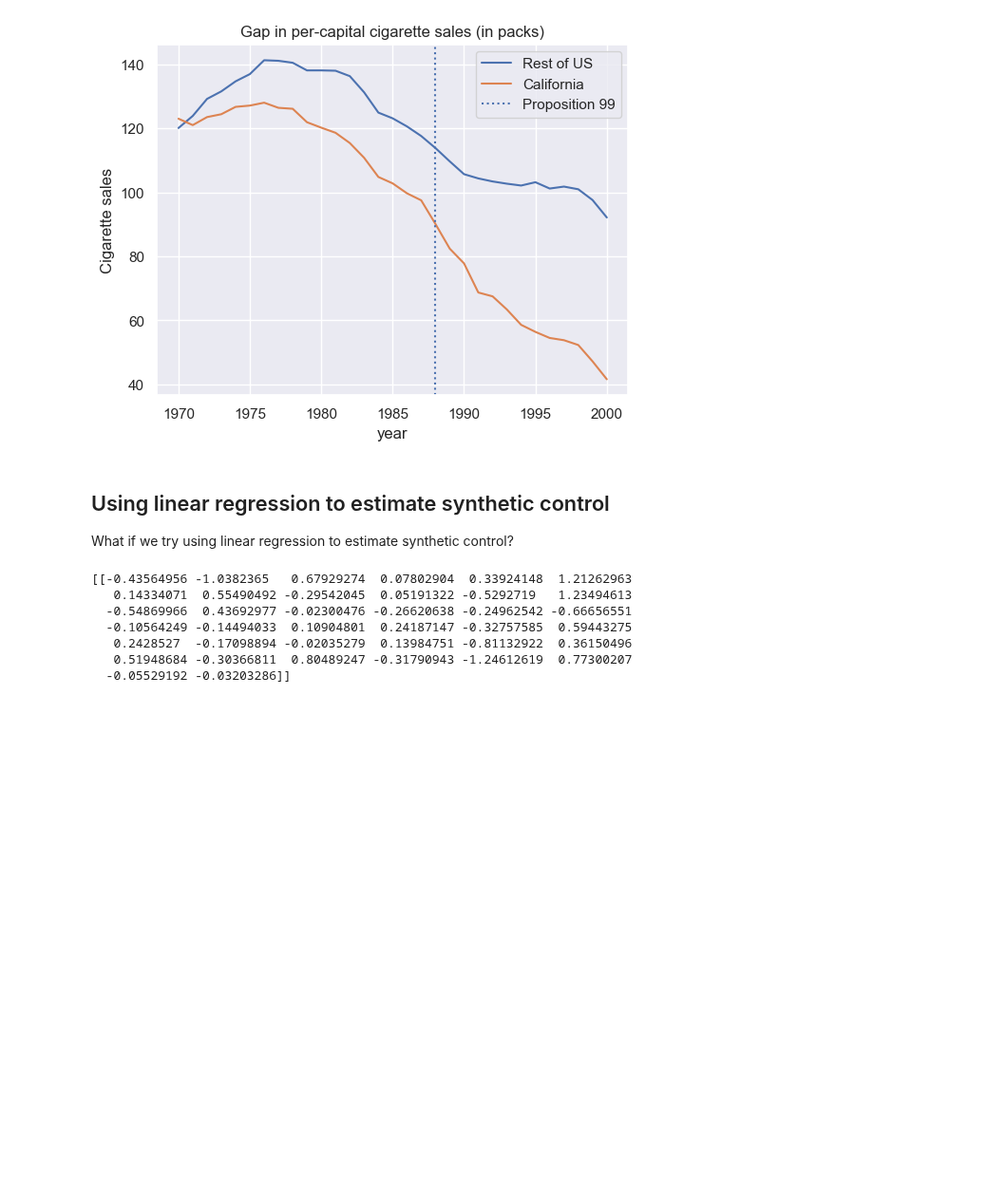
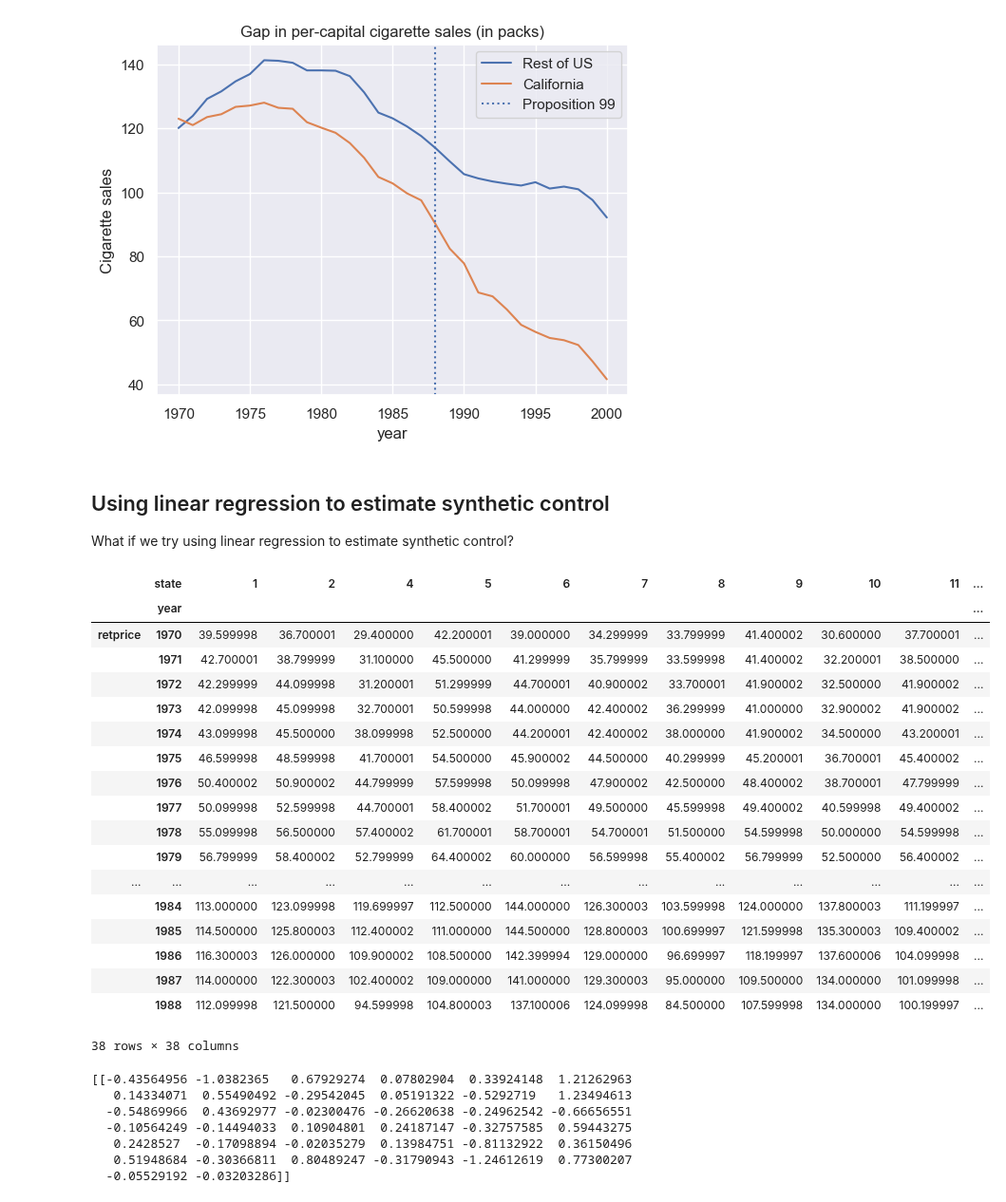
Before and after one commit to tara-sullivan/econ726-notebooks, a Jupyter notebook: notebooks/09-synthetic_control.ipynb, the cells around one changed output. Shown at 95% size. Saved outputs shown, nothing was run; the diff lists cells and outputs as text; code cells hidden in the pictures; blank space fills up the shorter version.

```diff
--- a/notebooks/09-synthetic_control.ipynb
+++ b/notebooks/09-synthetic_control.ipynb
@@ -77,26 +77,47 @@ What if we try using linear regression to estimate synthetic control?
 # %%
 X_row_filter = (
     (df['after_treatment'] == False)
     & (df['california'] == False)
 )
 
 X_df = (
     df.loc[X_row_filter, ['year', 'state', 'retprice', 'cigsale']]
     .pivot(index='state', columns='year')
     .T
-    .values
+    # .values
 )
 
 y_row_filter = (
     (df['after_treatment'] == False)
     & (df['california'] == True)
 )
 y_df = (
     df.loc[y_row_filter, ['year', 'state', 'retprice', 'cigsale']]
     .pivot(index='state', columns='year')
     .T
     .values
 )
+X_df
+# %% [output]
+|  | state | 1 | 2 | 4 | 5 | 6 | 7 | 8 | 9 | 10 | 11 | ... |
+|  | year |  |  |  |  |  |  |  |  |  |  | ... |
+| retprice | 1970 | 39.599998 | 36.700001 | 29.400000 | 42.200001 | 39.000000 | 34.299999 | 33.799999 | 41.400002 | 30.600000 | 37.700001 | ... |
+|  | 1971 | 42.700001 | 38.799999 | 31.100000 | 45.500000 | 41.299999 | 35.799999 | 33.599998 | 41.400002 | 32.200001 | 38.500000 | ... |
+|  | 1972 | 42.299999 | 44.099998 | 31.200001 | 51.299999 | 44.700001 | 40.900002 | 33.700001 | 41.900002 | 32.500000 | 41.900002 | ... |
+|  | 1973 | 42.099998 | 45.099998 | 32.700001 | 50.599998 | 44.000000 | 42.400002 | 36.299999 | 41.000000 | 32.900002 | 41.900002 | ... |
+|  | 1974 | 43.099998 | 45.500000 | 38.099998 | 52.500000 | 44.200001 | 42.400002 | 38.000000 | 41.900002 | 34.500000 | 43.200001 | ... |
+|  | 1975 | 46.599998 | 48.599998 | 41.700001 | 54.500000 | 45.900002 | 44.500000 | 40.299999 | 45.200001 | 36.700001 | 45.400002 | ... |
+|  | 1976 | 50.400002 | 50.900002 | 44.799999 | 57.599998 | 50.099998 | 47.900002 | 42.500000 | 48.400002 | 38.700001 | 47.799999 | ... |
+|  | 1977 | 50.099998 | 52.599998 | 44.700001 | 58.400002 | 51.700001 | 49.500000 | 45.599998 | 49.400002 | 40.599998 | 49.400002 | ... |
+|  | 1978 | 55.099998 | 56.500000 | 57.400002 | 61.700001 | 58.700001 | 54.700001 | 51.500000 | 54.599998 | 50.000000 | 54.599998 | ... |
+|  | 1979 | 56.799999 | 58.400002 | 52.799999 | 64.400002 | 60.000000 | 56.599998 | 55.400002 | 56.799999 | 52.500000 | 56.400002 | ... |
+| ... | ... | ... | ... | ... | ... | ... | ... | ... | ... | ... | ... | ... |
+|  | 1984 | 113.000000 | 123.099998 | 119.699997 | 112.500000 | 144.000000 | 126.300003 | 103.599998 | 124.000000 | 137.800003 | 111.199997 | ... |
+|  | 1985 | 114.500000 | 125.800003 | 112.400002 | 111.000000 | 144.500000 | 128.800003 | 100.699997 | 121.599998 | 135.300003 | 109.400002 | ... |
+|  | 1986 | 116.300003 | 126.000000 | 109.900002 | 108.500000 | 142.399994 | 129.000000 | 96.699997 | 118.199997 | 137.600006 | 104.099998 | ... |
+|  | 1987 | 114.000000 | 122.300003 | 102.400002 | 109.000000 | 141.000000 | 129.300003 | 95.000000 | 109.500000 | 134.000000 | 101.099998 | ... |
+|  | 1988 | 112.099998 | 121.500000 | 94.599998 | 104.800003 | 137.100006 | 124.099998 | 84.500000 | 107.599998 | 134.000000 | 100.199997 | ... |
+38 rows × 38 columns
 # %%
 ols_mod = LinearRegression(fit_intercept=False)
 ols_res = ols_mod.fit(X=X_df, y=y_df)
```
Also changed, not shown: 1 other file.
